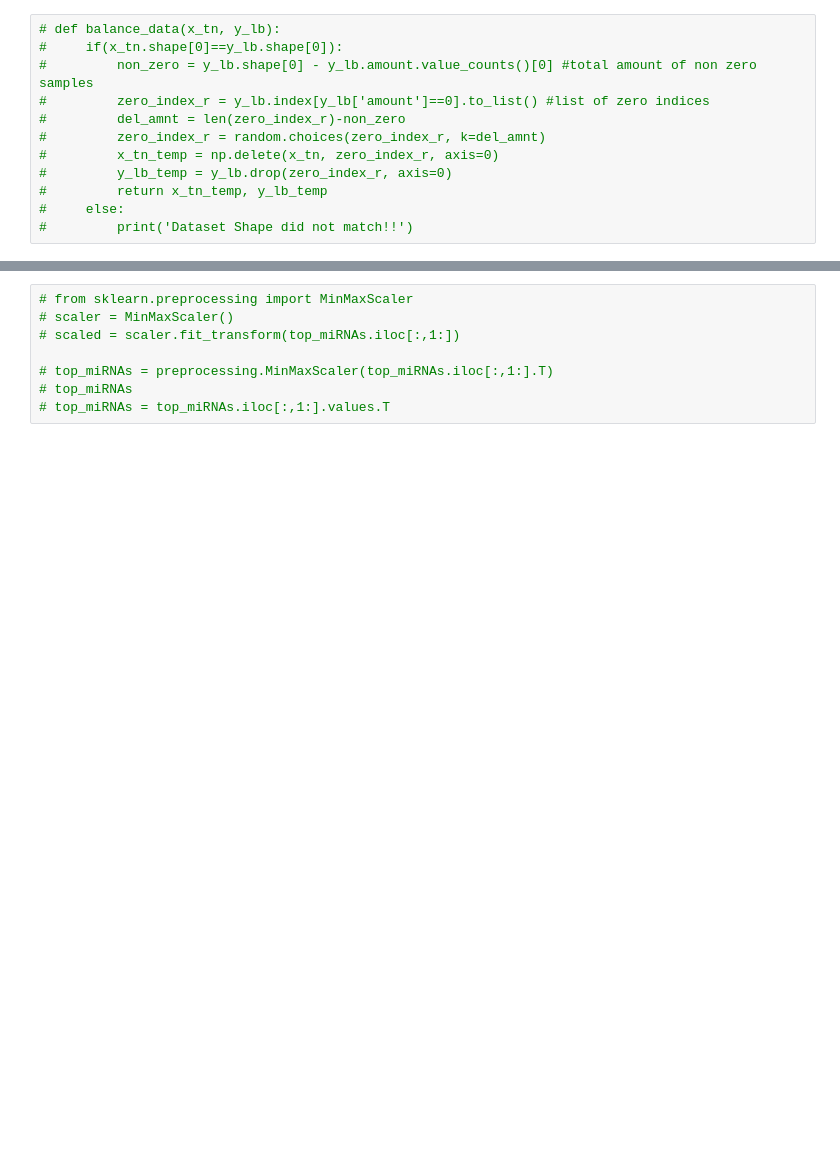
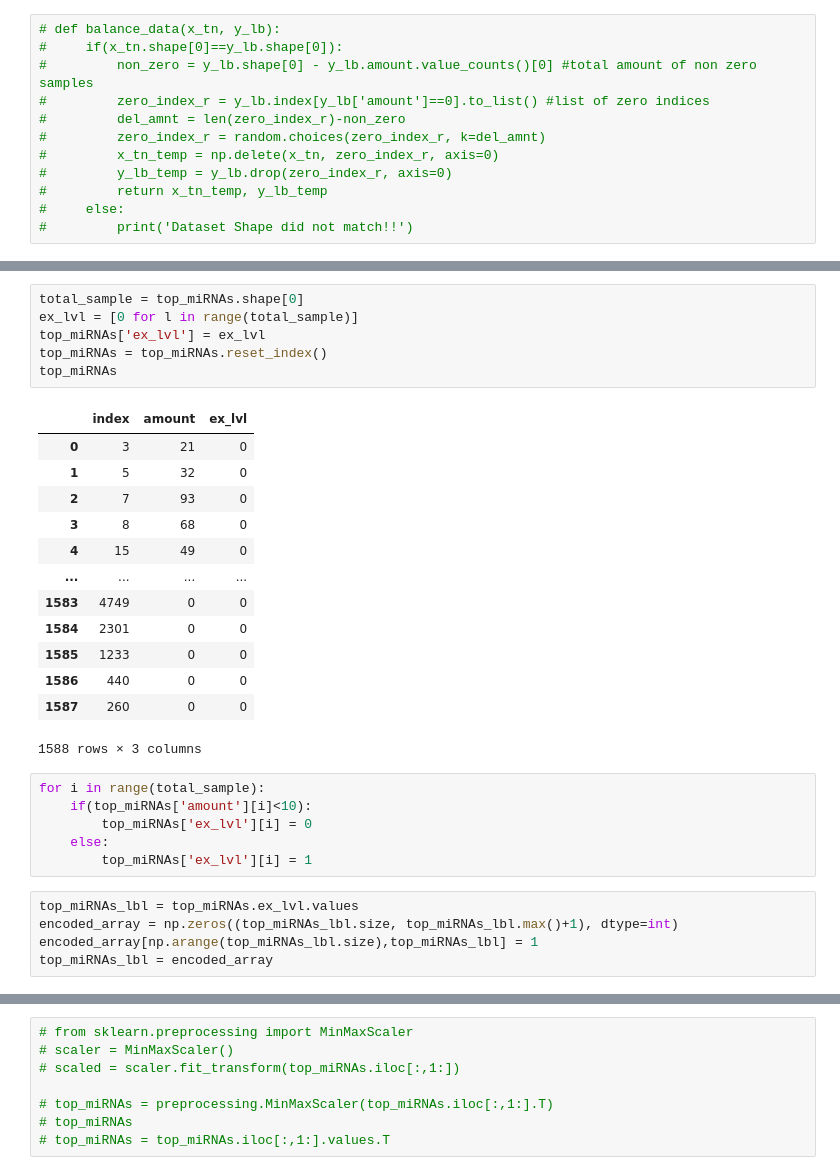
Before and after one commit to Fahim17/inferring-miRNA, a Jupyter notebook: prediction_model.ipynb, the cells around one changed output, grey strips where cells are left out. Saved outputs shown, nothing was run; the diff lists cells and outputs as text; blank space fills up the shorter version.

```diff
--- a/prediction_model.ipynb
+++ b/prediction_model.ipynb
@@ -175,0 +173,31 @@ Name: grade, dtype: int64
+# %%
+total_sample = top_miRNAs.shape[0]
+ex_lvl = [0 for l in range(total_sample)]
+top_miRNAs['ex_lvl'] = ex_lvl
+top_miRNAs = top_miRNAs.reset_index()
+top_miRNAs
+# %% [output]
+|  | index | amount | ex_lvl |
+| 0 | 3 | 21 | 0 |
+| 1 | 5 | 32 | 0 |
+| 2 | 7 | 93 | 0 |
+| 3 | 8 | 68 | 0 |
+| 4 | 15 | 49 | 0 |
+| ... | ... | ... | ... |
+| 1583 | 4749 | 0 | 0 |
+| 1584 | 2301 | 0 | 0 |
+| 1585 | 1233 | 0 | 0 |
+| 1586 | 440 | 0 | 0 |
+| 1587 | 260 | 0 | 0 |
+1588 rows × 3 columns
+# %%
+for i in range(total_sample):
+    if(top_miRNAs['amount'][i]<10):
+        top_miRNAs['ex_lvl'][i] = 0
+    else:
+        top_miRNAs['ex_lvl'][i] = 1
+# %%
+top_miRNAs_lbl = top_miRNAs.ex_lvl.values
+encoded_array = np.zeros((top_miRNAs_lbl.size, top_miRNAs_lbl.max()+1), dtype=int)
+encoded_array[np.arange(top_miRNAs_lbl.size),top_miRNAs_lbl] = 1
+top_miRNAs_lbl = encoded_array
```
Also changed, not shown: parts of 14 cells of this notebook.
